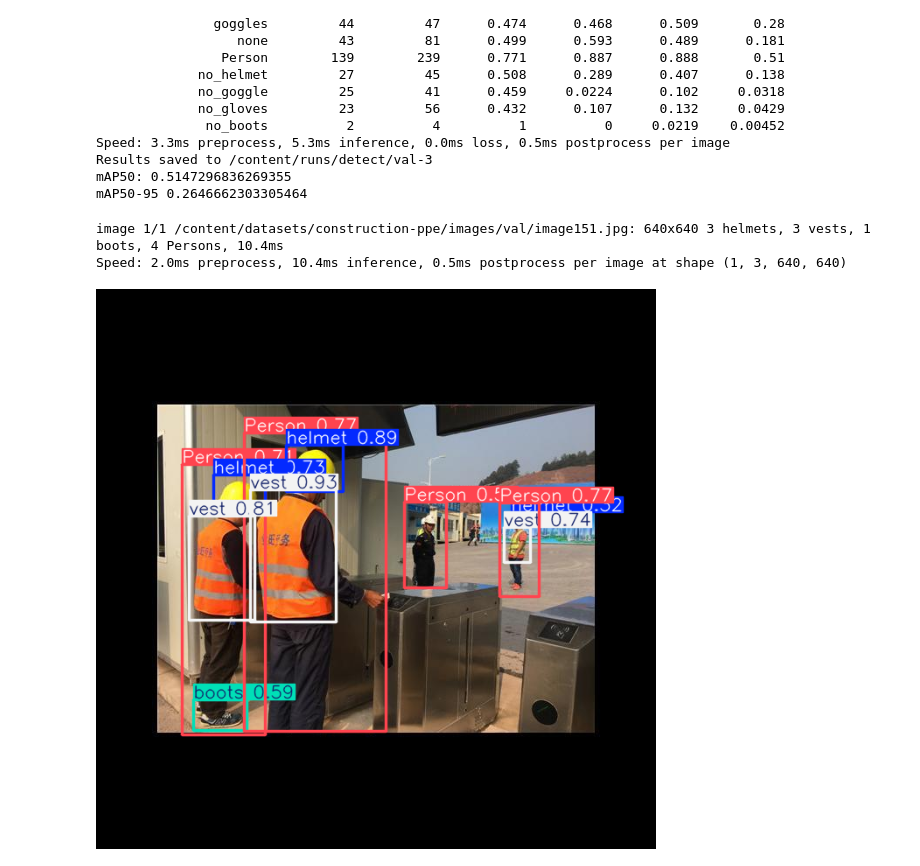
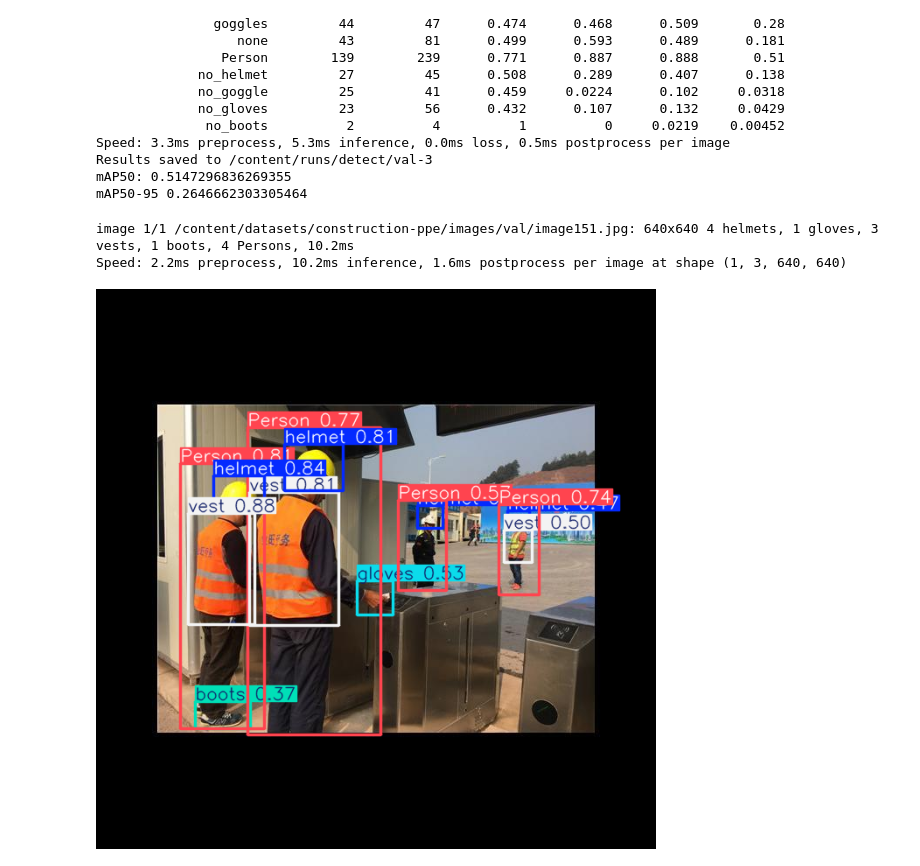
Before and after one commit to AbdulHai564/yolo-ppe-safety-detection, a Jupyter notebook: yolo_ppe_safety_detection.ipynb, the cells around one changed output. Saved outputs shown, nothing was run; the diff lists cells and outputs as text; code cells hidden in the pictures.

```diff
--- a/yolo_ppe_safety_detection.ipynb
+++ b/yolo_ppe_safety_detection.ipynb
@@ -131,9 +63,9 @@ Results saved to /content/runs/detect/val-3
 mAP50: 0.5147296836269355
 mAP50-95 0.2646662303305464
 # %%
-result=model('/content/datasets/construction-ppe/images/val/image151.jpg')
+result=new_model('/content/datasets/construction-ppe/images/val/image151.jpg')
 result[0].show()
 # %% [output]
-image 1/1 /content/datasets/construction-ppe/images/val/image151.jpg: 640x640 3 helmets, 3 vests, 1 boots, 4 Persons, 10.4ms
-Speed: 2.0ms preprocess, 10.4ms inference, 0.5ms postprocess per image at shape (1, 3, 640, 640)
+image 1/1 /content/datasets/construction-ppe/images/val/image151.jpg: 640x640 4 helmets, 1 gloves, 3 vests, 1 boots, 4 Persons, 10.2ms
+Speed: 2.2ms preprocess, 10.2ms inference, 1.6ms postprocess per image at shape (1, 3, 640, 640)
-[figure, old version]
+[figure, new version]
```
Also changed, not shown: parts of 3 cells of this notebook.
